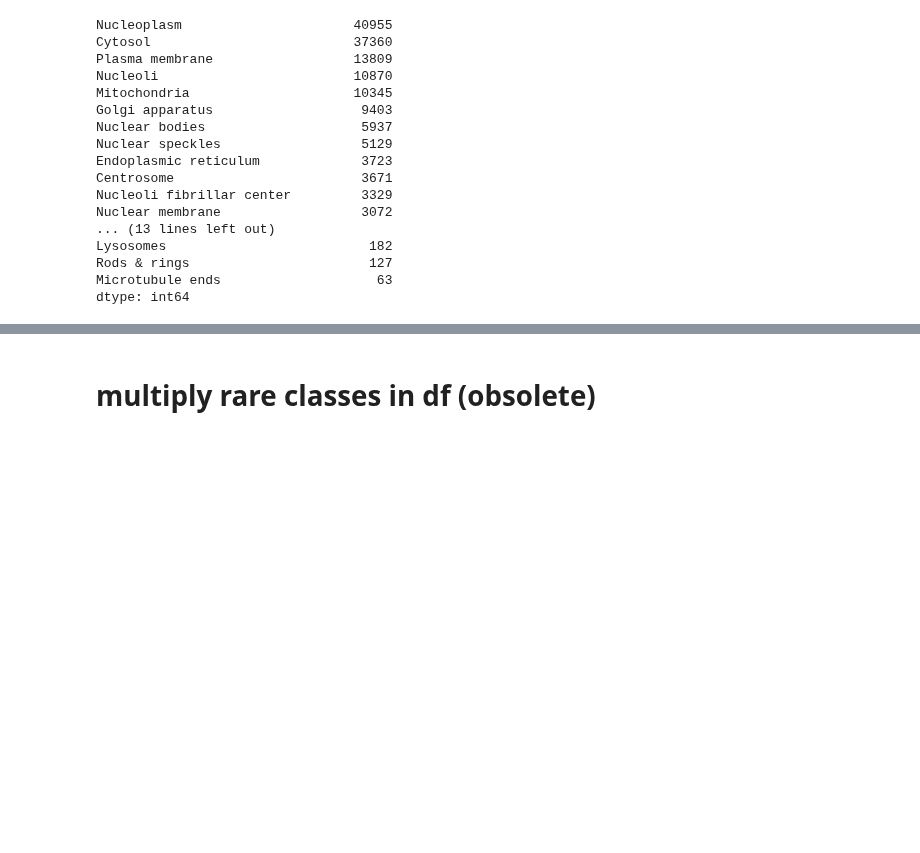
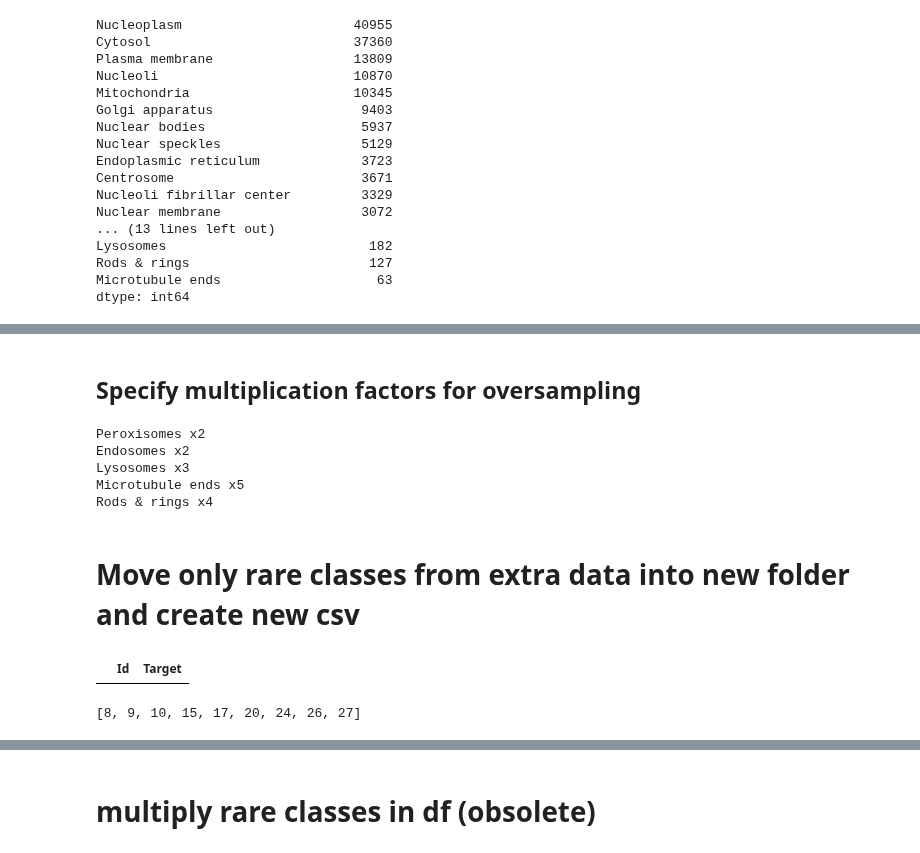
Before and after one commit to ChristophNeuner/human-protein-atlas-image-classification, a Jupyter notebook: labels_distribution, train_val_split, oversampling train.ipynb, the cells around one changed output, grey strips where cells are left out. Cells and saved outputs as stored; diff of their text form; code cells hidden in the pictures; blank space fills up the shorter version.

```diff
--- a/labels_distribution, train_val_split, oversampling train.ipynb
+++ b/labels_distribution, train_val_split, oversampling train.ipynb
@@ -208,0 +243,28 @@ dtype: int64
+# %% [markdown]
+## Specify multiplication factors for oversampling
+# %%
+multi = [1,1,1,1,1,1,1,1,2,2,3,1,1,1,1,5,1,1,1,1,1,1,1,1,1,1,1,4]
+len(multi)
+
+rare_cls = []
+for n, i in enumerate(multi):
+    if i>1:
+        c = label_names[n]
+        print(f'{c} x{i}')
+        rare_cls.append(c)
+# %% [output]
+Peroxisomes x2
+Endosomes x2
+Lysosomes x3
+Microtubule ends x5
+Rods & rings x4
+# %% [markdown]
+# Move only rare classes from extra data into new folder and create new csv
+# %%
+name = 'extra_data(only_cls:[8, 9, 10, 15, 17, 20, 24, 26, 27])_without_broken_and_missing_pngs_512'
+newFolder = STAGE_ONE_DATA/name
+newDfName = f'{name}.csv'
+newCombinedDfName = f'base(all_cls)_and_{name}.csv'
+newDf = pd.DataFrame(columns=['Id', 'Target']);newDf
+# %% [output]
+|  | Id | Target |
@@ -208,0 +281,7 @@ dtype: int64
+# %%
+ä=[]
+for c in cls:
+    ä.append(reverse_label_names[c])
+sorted(ä)
+# %% [output]
+[8, 9, 10, 15, 17, 20, 24, 26, 27]
```
Also changed, not shown: parts of 17 cells of this notebook, 3 other files.
